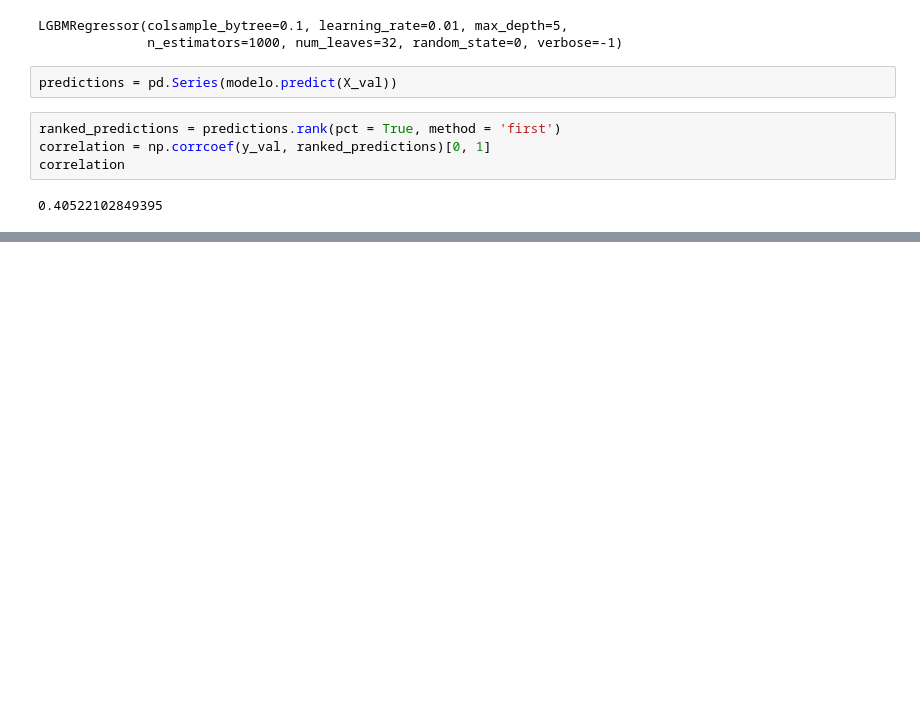
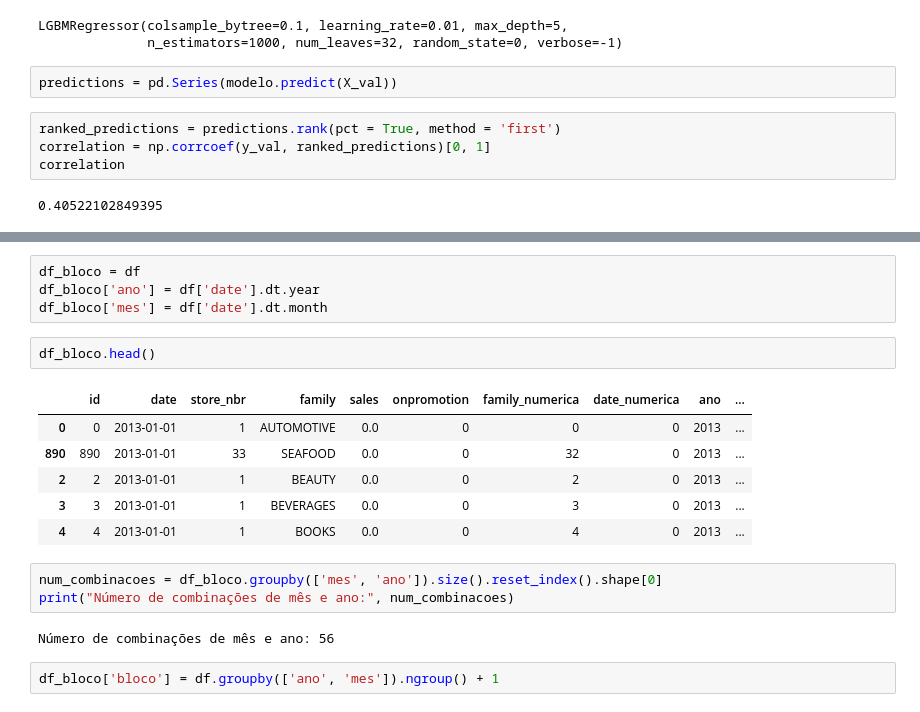
Before and after one commit to bentofh/Store-Sales, a Jupyter notebook: Store Sales Time Series.ipynb, the cells around one changed output, grey strips where cells are left out. Saved outputs shown, nothing was run; the diff lists cells and outputs as text; blank space fills up the shorter version.

```diff
--- a/Store Sales Time Series.ipynb
+++ b/Store Sales Time Series.ipynb
@@ -258,0 +414,20 @@ correlation
+# %%
+df_bloco = df
+df_bloco['ano'] = df['date'].dt.year
+df_bloco['mes'] = df['date'].dt.month
+# %%
+df_bloco.head()
+# %% [output]
+|  | id | date | store_nbr | family | sales | onpromotion | family_numerica | date_numerica | ano | ... |
+| 0 | 0 | 2013-01-01 | 1 | AUTOMOTIVE | 0.0 | 0 | 0 | 0 | 2013 | ... |
+| 890 | 890 | 2013-01-01 | 33 | SEAFOOD | 0.0 | 0 | 32 | 0 | 2013 | ... |
+| 2 | 2 | 2013-01-01 | 1 | BEAUTY | 0.0 | 0 | 2 | 0 | 2013 | ... |
+| 3 | 3 | 2013-01-01 | 1 | BEVERAGES | 0.0 | 0 | 3 | 0 | 2013 | ... |
+| 4 | 4 | 2013-01-01 | 1 | BOOKS | 0.0 | 0 | 4 | 0 | 2013 | ... |
+# %%
+num_combinacoes = df_bloco.groupby(['mes', 'ano']).size().reset_index().shape[0]
+print("Número de combinações de mês e ano:", num_combinacoes)
+# %% [output]
+Número de combinações de mês e ano: 56
+# %%
+df_bloco['bloco'] = df.groupby(['ano', 'mes']).ngroup() + 1
```
Also changed, not shown: parts of 81 cells of this notebook, 5 other files.
